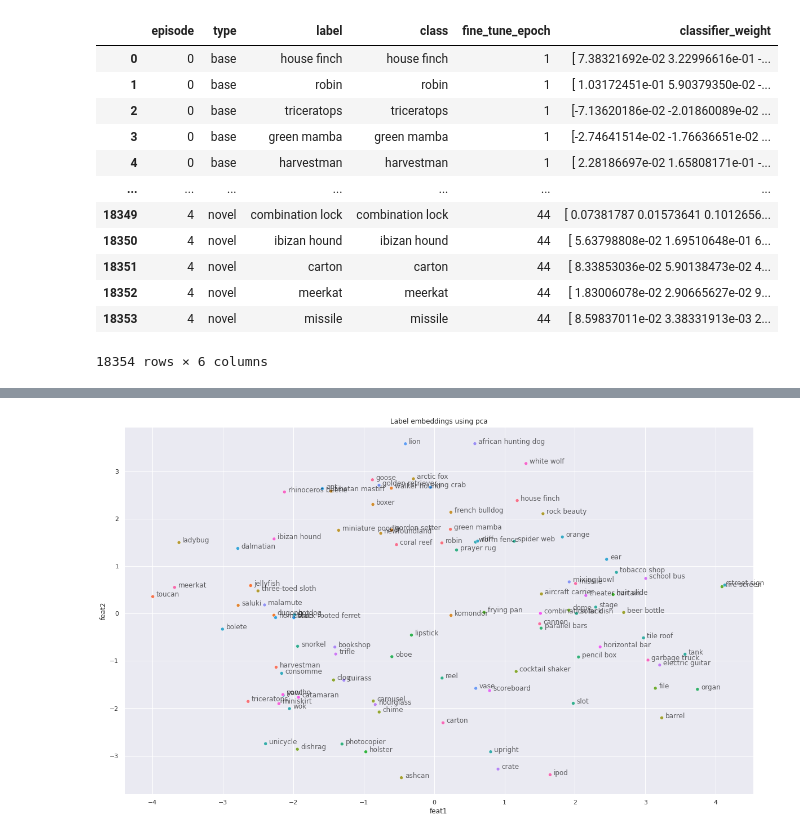
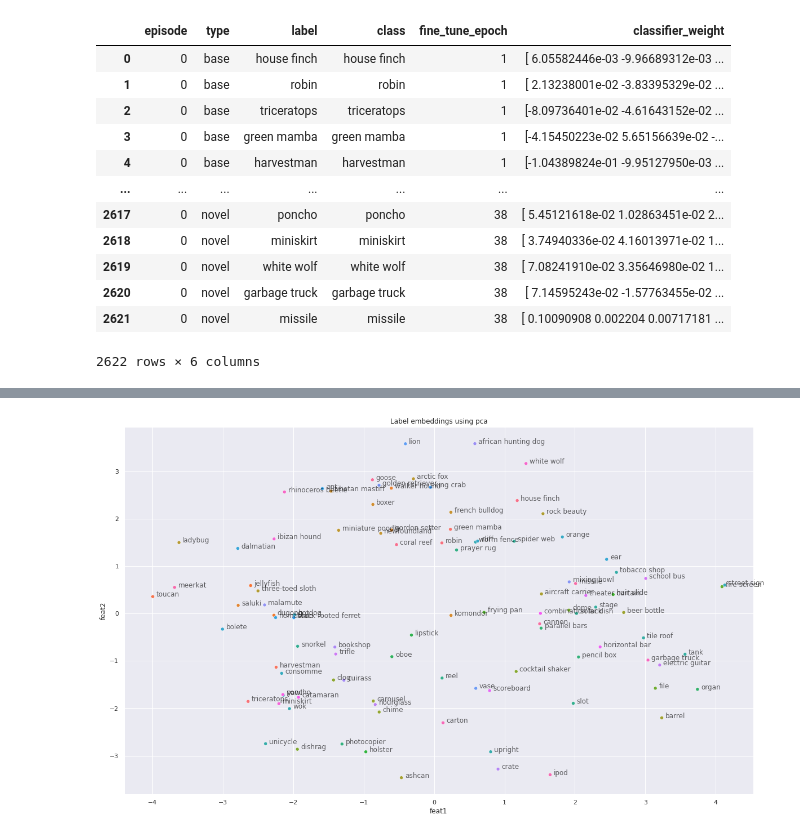
Before and after one commit to feyzaakyurek/subspace-reg, a Jupyter notebook: visualization.ipynb, the cells around one changed output, grey strips where cells are left out. Saved outputs shown, nothing was run; the diff lists cells and outputs as text; code cells hidden in the pictures.

```diff
--- a/visualization.ipynb
+++ b/visualization.ipynb
@@ -18,20 +18,21 @@ sns.set(rc={'figure.figsize':(20,12)})
 pd.options.mode.chained_assignment = None
 np.random.seed(RANDOM_STATE)
 # %%
-pth = "/home/gridsan/akyurek/git/rfs-incremental/track_weights_few-shot-incremental-fine-tune.csv"
+# Read classifier weights
+pth = "track_weights_few-shot-incremental-fine-tune_label_pull0.05.csv"
 df = pd.read_csv(pth)
 df
 # %% [output]
 |  | episode | type | label | class | fine_tune_epoch | classifier_weight |
-| 0 | 0 | base | house finch | house finch | 1 | [ 7.38321692e-02 3.22996616e-01 -... |
-| 1 | 0 | base | robin | robin | 1 | [ 1.03172451e-01 5.90379350e-02 -... |
-| 2 | 0 | base | triceratops | triceratops | 1 | [-7.13620186e-02 -2.01860089e-02 ... |
-| 3 | 0 | base | green mamba | green mamba | 1 | [-2.74641514e-02 -1.76636651e-02 ... |
-| 4 | 0 | base | harvestman | harvestman | 1 | [ 2.28186697e-02 1.65808171e-01 -... |
+| 0 | 0 | base | house finch | house finch | 1 | [ 6.05582446e-03 -9.96689312e-03 ... |
+| 1 | 0 | base | robin | robin | 1 | [ 2.13238001e-02 -3.83395329e-02 ... |
+| 2 | 0 | base | triceratops | triceratops | 1 | [-8.09736401e-02 -4.61643152e-02 ... |
+| 3 | 0 | base | green mamba | green mamba | 1 | [-4.15450223e-02 5.65156639e-02 -... |
+| 4 | 0 | base | harvestman | harvestman | 1 | [-1.04389824e-01 -9.95127950e-03 ... |
 | ... | ... | ... | ... | ... | ... | ... |
-| 18349 | 4 | novel | combination lock | combination lock | 44 | [ 0.07381787 0.01573641 0.1012656... |
-| 18350 | 4 | novel | ibizan hound | ibizan hound | 44 | [ 5.63798808e-02 1.69510648e-01 6... |
-| 18351 | 4 | novel | carton | carton | 44 | [ 8.33853036e-02 5.90138473e-02 4... |
-| 18352 | 4 | novel | meerkat | meerkat | 44 | [ 1.83006078e-02 2.90665627e-02 9... |
-| 18353 | 4 | novel | missile | missile | 44 | [ 8.59837011e-02 3.38331913e-03 2... |
+| 2617 | 0 | novel | poncho | poncho | 38 | [ 5.45121618e-02 1.02863451e-02 2... |
+| 2618 | 0 | novel | miniskirt | miniskirt | 38 | [ 3.74940336e-02 4.16013971e-02 1... |
+| 2619 | 0 | novel | white wolf | white wolf | 38 | [ 7.08241910e-02 3.35646980e-02 1... |
+| 2620 | 0 | novel | garbage truck | garbage truck | 38 | [ 7.14595243e-02 -1.57763455e-02 ... |
+| 2621 | 0 | novel | missile | missile | 38 | [ 0.10090908 0.002204 0.00717181 ... |
-18354 rows × 6 columns
+2622 rows × 6 columns
```
Also changed, not shown: parts of 8 cells of this notebook, 4 other files.
